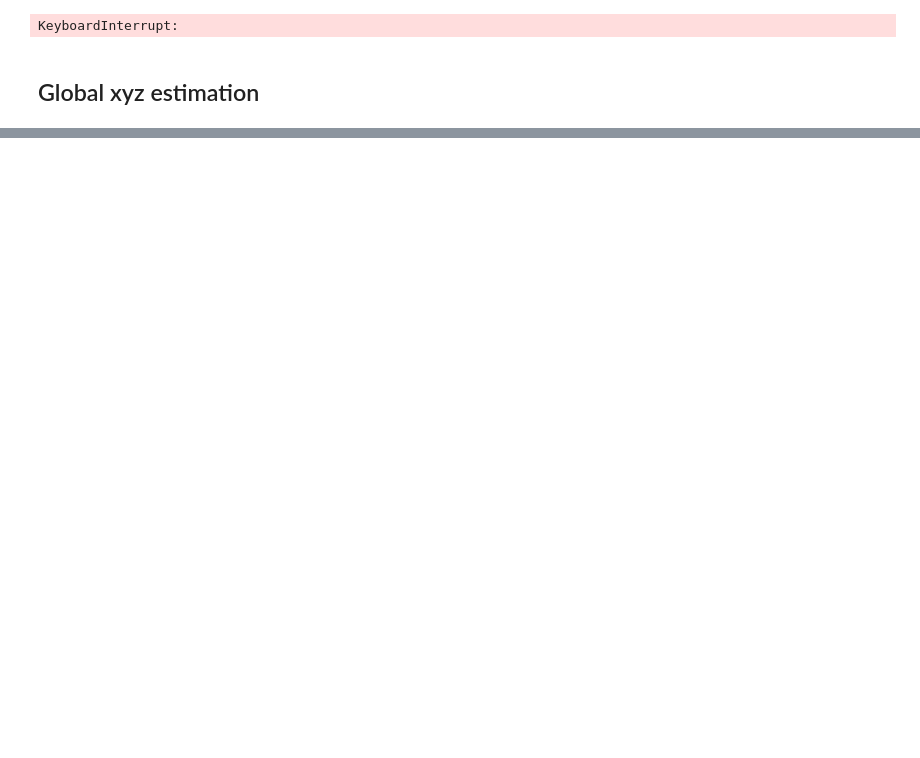
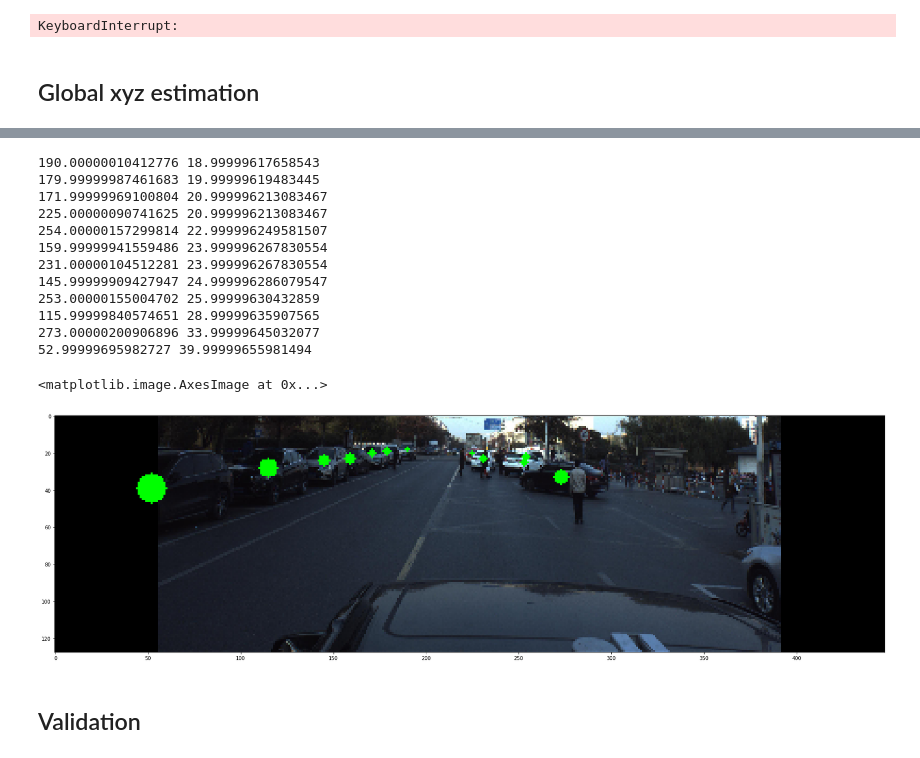
Before and after one commit to JunzheJosephZhu/Kaggle_AutoDriving, a Jupyter notebook: Neural Networks.ipynb, the cells around one changed output, grey strips where cells are left out. Saved outputs shown, nothing was run; the diff lists cells and outputs as text; code cells hidden in the pictures; blank space fills up the shorter version.

```diff
--- a/Neural Networks.ipynb
+++ b/Neural Networks.ipynb
@@ -361,18 +303,18 @@ for epoch in range(50):
               ' accuracy '+str(np.mean(running_accuracy)), end = '\r')
         if np.mean(running_accuracy)>bestaccuracy:
             bestloss = np.mean(running_accuracy)
-            torch.save(net.state_dict(), './Joseph_Dataset/weights/best_attention.pth')
+            #torch.save(net.state_dict(), './Joseph_Dataset/weights/best_attention.pth')
             #print('totalloss', str(loss.detach().numpy())[:4], 'saved!', end = '\n')
         else:
             pass
             #print('totalloss', str(loss.detach().numpy())[:4]+' ', end = '\n')
         loss.backward()
         optimizer.step()
-        scheduler.step()
+        #scheduler.step()
         #if idx%5==0:
         #    print('\n', outputs[0].cpu().detach().numpy(), targets[0].cpu().detach().numpy(), '\n')
         #idx+=1
-    torch.save(net.state_dict(), './Joseph_Dataset/weights/last_attention.pth')
+    #torch.save(net.state_dict(), './Joseph_Dataset/weights/last_attention.pth')
 
     print(epoch)
 # %% [output]
@@ -539,7 +470,7 @@ class MyUNet(nn.Module):
 
         self.mp = nn.MaxPool2d(2)
 
-        self.up1 = up(1282 + 1024, 512)
+        self.up1 = up(1024 + 1024 + 2, 512)
         self.up2 = up(512 + 512, 256)
         self.up3 = up(256+128, 128)
         self.up4 = up(128+64, 64)
@@ -557,7 +488,7 @@ class MyUNet(nn.Module):
         x4 = self.mp(self.conv3(x3))
 
         x_center = x[:, :3, :, IMG_WIDTH // 8: -IMG_WIDTH // 8]
-        feats = self.base_model.extract_features(x_center)
+        feats = self.base_model(x_center)
         bg = torch.zeros([feats.shape[0], feats.shape[1], feats.shape[2], feats.shape[3] // 8]).to(device)
         feats = torch.cat([bg, feats, bg], 3)
 
@@ -714,0 +625,65 @@ plt.imshow(img.get())
+# %%
+#xyzmodel.load_state_dict(torch.load('./Joseph_Dataset/xyzmodel.pth'))
+def transform_xyz_back(img_x, img_y, z): ### optimize xyz based on img_x, img_y, and z
+    img_x = img_x/IMG_WIDTH*(3384+3384//6*2)-3384//6
+    img_y = img_y/IMG_HEIGHT*(2710-1600)+1600
+    camera_x = z*img_x
+    camera_y = z*img_y
+    x, y, z = np.dot(np.linalg.inv(k), [camera_x, camera_y, z])
+    return x, y, z
+
+# Optimizing by projecting the point orthogonally to the line works worse
+# def transform_xyz_back_orthogonal(img_x, img_y, x, y, z):
+#     img_x = img_x/IMG_WIDTH*(3384+3384//6*2)-3384//6
+#     img_y = img_y/IMG_HEIGHT*(2710-1600)+1600
+#     camera_x = z*img_x
+#     camera_y = z*img_y
+#     pointB = np.dot(np.linalg.inv(k), [camera_x, camera_y, z]) ## find the xyz line
+#     pointA = np.array([0,0,0])
+#     P = np.array([x, y, z])
+#     #A + dot(AP,AB) / dot(AB,AB) * AB
+#     def orthogonal_projection(A, B, P):
+#         return A+np.dot(P-A, B-A)/np.dot(B-A, B-A)*(B-A)
+#     x, y, z = orthogonal_projection(pointB, pointA, P)
+#     return x,y, z
+
+
+def project(x, y, z):   ## turn xyz into img_x, img_y
+    camera_x, camera_y, camera_z = np.dot(k, [x, y, z])
+    return camera_x/camera_z, camera_y/camera_z
+
+input_tensor, target, output_mask = iter(trainloader).next()
+input_tensor = input_tensor[0:1]
+output_mask = output_mask[0].cpu().detach().numpy().transpose((1, 2, 0))
+output = xyzmodel(input_tensor.to('cuda'))
+img = input_tensor[0].detach().numpy().transpose((1, 2, 0))[:, :, :3]
+output = output[0].cpu().detach().numpy().transpose((1, 2, 0))*output_mask
+for i in range(output_mask.shape[0]):
+    for j in range(output_mask.shape[1]):
+        if output_mask[i][j]!=0:
+            x, y, z = output[i][j]*100
+            x, y, z = transform_xyz_back(j, i, z) ## uncomment this line to optimize projection
+            img_x, img_y = project(x, y, z)
+            xcenter = (img_x+3384//6)/(3384+3384//6*2)*IMG_WIDTH  ## renormalize it to training image
+            ycenter = (img_y-1600)/(2710-1600)*IMG_HEIGHT  ## renormalize it to training image
+            print(xcenter, ycenter)
+            img = cv2.circle(img, (int(xcenter), int(ycenter)), int(100/z), (0, 1, 0), -1)
+plt.figure(figsize = (30, 20))
+plt.imshow(img.get())
+# %% [output]
+190.00000010412776 18.99999617658543
+179.99999987461683 19.99999619483445
+171.99999969100804 20.999996213083467
+225.00000090741625 20.999996213083467
+254.00000157299814 22.999996249581507
+159.99999941559486 23.999996267830554
+231.00000104512281 23.999996267830554
+145.99999909427947 24.999996286079547
+253.00000155004702 25.99999630432859
+115.99999840574651 28.99999635907565
+273.00000200906896 33.99999645032077
+52.99999695982727 39.99999655981494
+<matplotlib.image.AxesImage at 0x...>
+[figure, added]
+# %% [markdown]
+## Validation
```
Also changed, not shown: parts of 17 cells of this notebook, 5 other files.
